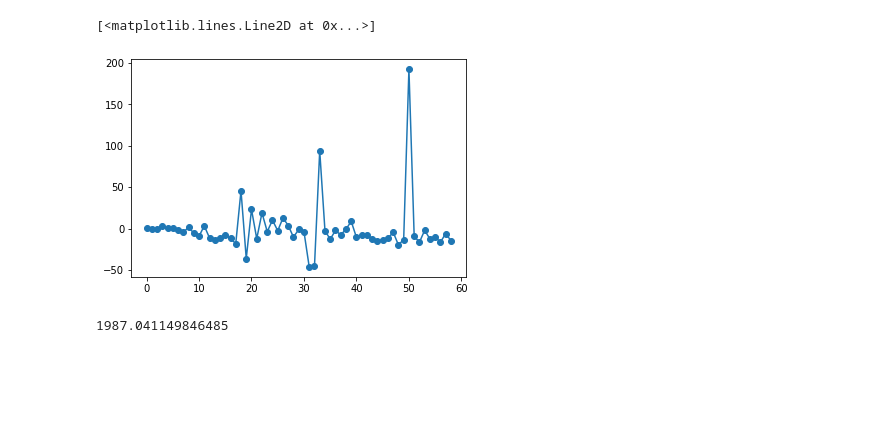
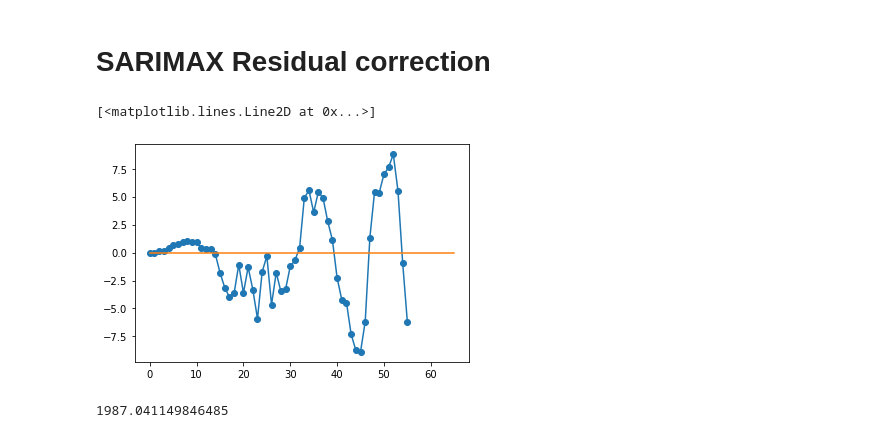
Before and after one commit to KevinHuang8/COVID19-prediction, a Jupyter notebook: models/curvefit.ipynb, the cells around one changed output. Saved outputs shown, nothing was run; the diff lists cells and outputs as text; code cells hidden in the pictures; blank space fills up the shorter version.

Commit message:
began gaussian process model

```diff
--- a/models/curvefit.ipynb
+++ b/models/curvefit.ipynb
@@ -44,5 +44,9 @@ z_smooth = smooth_timeseries(z1, 9)
 # %%
-y = z1
+y = cases_smooth
+x = np.arange(1, y.shape[0] + 1)
+plt.plot(x, y)
+
+y = deaths_smooth * 10
 x = np.linspace(1, y.shape[0], y.shape[0])
 plt.plot(x, y)
 # %% [output]
@@ -51,7 +57,7 @@ plt.plot(x, y)
 # %%
-dat = z_smooth
+dat = z
 
-validation_steps = 5
+validation_steps = 10
 
 X_train = np.arange(dat.shape[0] - validation_steps)
 y_train = dat[:dat.shape[0] - validation_steps]
@@ -86,14 +78,18 @@ def skew_model(x, max_val, loc, scale, a, shift):
 def exp_model(x, max_val, loc, scale, K):
     return max_val*stats.exponnorm.pdf(x, K, loc, scale)
 
+def bimodal_exp_model(x, max_val1, loc1, scale1, K1, max_val2, loc2, scale2, K2):
+    return exp_model(x, max_val1, loc1, scale1, K1) + exp_model(x, max_val2, loc2, scale2, K2)
+
 def exp_modelcdf(x, max_val, loc, scale, K):
     return max_val*stats.exponnorm.cdf(x, K, loc, scale)
 
 erf_bounds = ([-np.inf, -np.inf, -np.inf], [np.inf, np.inf, np.inf])
-other_bounds = ([z.max(), 0, 0, 0], [100*z.max(), np.inf, np.inf, 10])
+exp_bounds = ([z.max(), 0, 0, 0], [100*z.max(), np.inf, np.inf, 15])
+bimodal_bounds = ([z.max(), 0, 0, 0, z.max(), 30, 10, 0], [100*z.max(), np.inf, np.inf, 15, 65*z.max(), np.inf, np.inf, 15])
 
 model = exp_model
-bounds = other_bounds
+bounds = exp_bounds
 popt, pcov = curve_fit(model, X_train, y_train, bounds=bounds)
 # %%
 print(popt)
@@ -137,8 +331,8 @@ plt.plot(x, y)
 # %%
-d = z1
+d = deaths
 x = np.linspace(1, d.shape[0], d.shape[0])
 y = model(x, *popt)
 
-residuals = z1 - y
+residuals = (d - y)[:-validation_steps]
 print(residuals)
 # %% [output]
@@ -157,10 +434,16 @@ print(residuals)
+# %% [markdown]
+# SARIMAX Residual correction
 # %%
 y = residuals
 x = np.arange(0, y.shape[0])
 plt.plot(x, y, marker='o')
+
+y = np.zeros(y.shape[0] + 10)
+x = np.arange(0, y.shape[0])
+plt.plot(x, y)
 # %% [output]
 [<matplotlib.lines.Line2D at 0x...>]
-[figure, old version]
+[figure, new version]
 # %%
 val_steps = 20
 # %%
```
Also changed, not shown: parts of 44 cells of this notebook, 16 other files.
